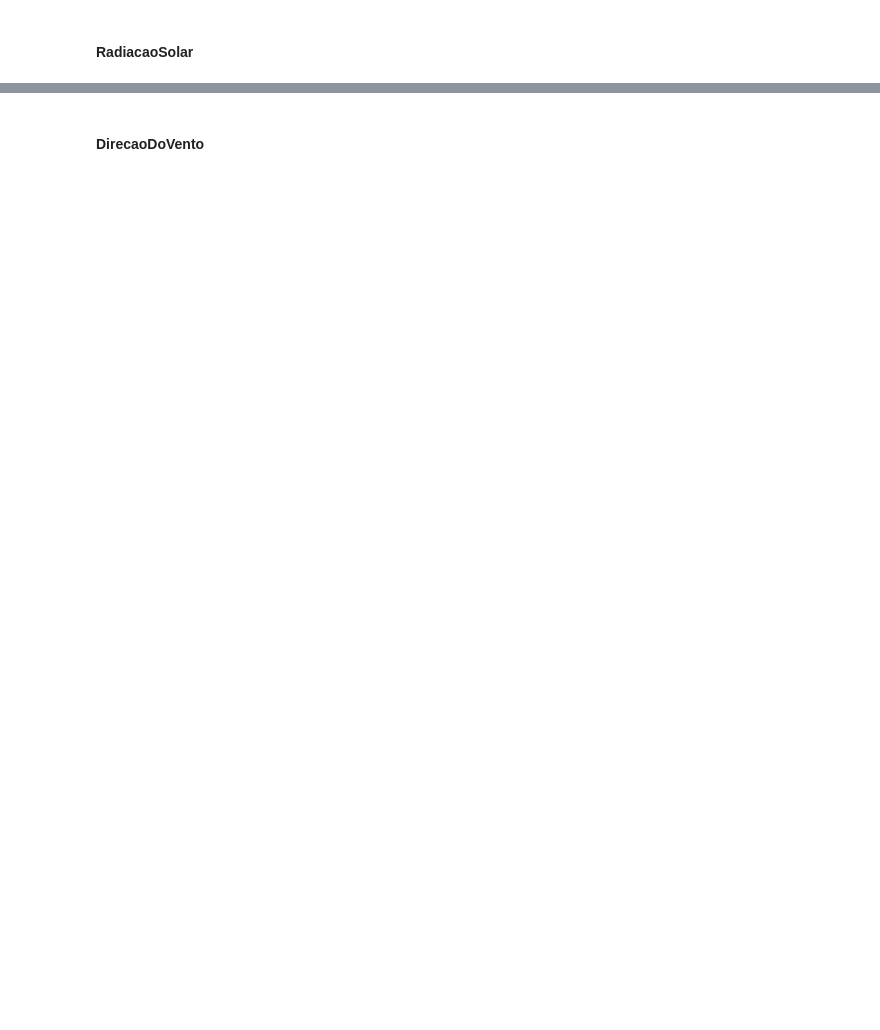
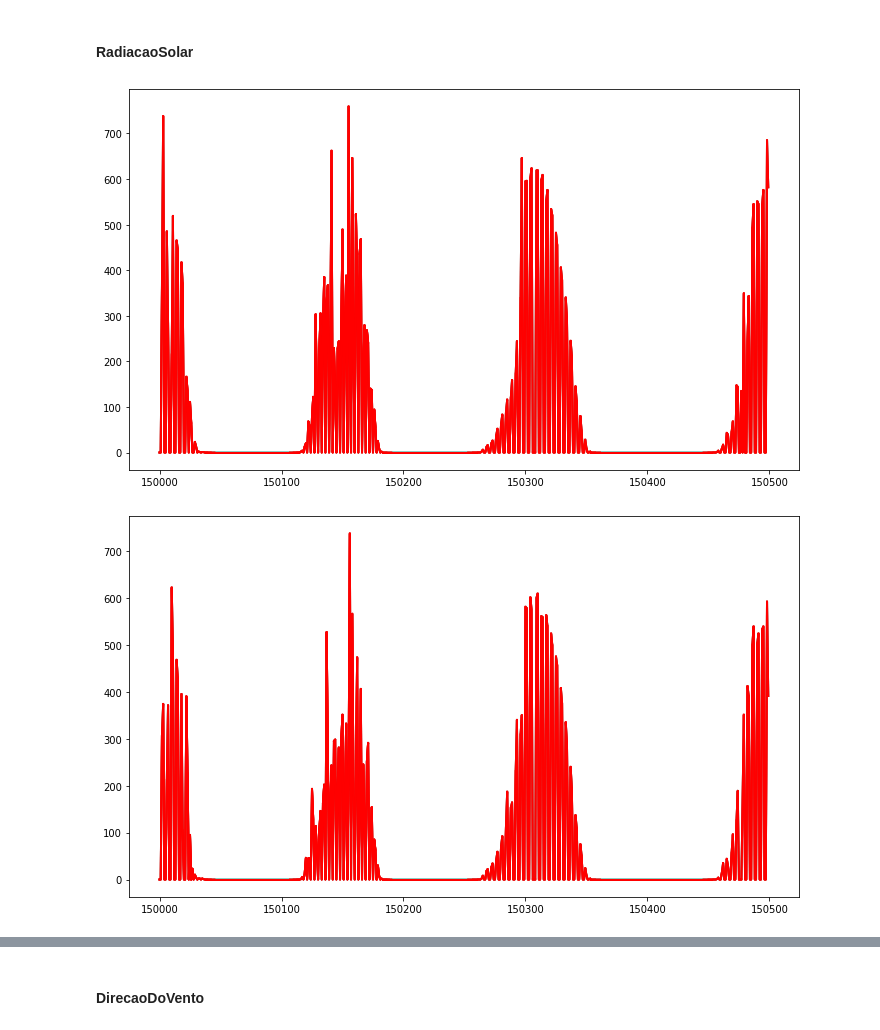
Before and after one commit to alagamentos/floodprediction, a Jupyter notebook: develop/Notebooks/2_Repair/0.1_Batch_Derivative.ipynb, the cells around one changed output, grey strips where cells are left out. Cells and saved outputs as stored; diff of their text form; code cells hidden in the pictures; blank space fills up the shorter version.

```diff
--- a/develop/Notebooks/2_Repair/0.1_Batch_Derivative.ipynb
+++ b/develop/Notebooks/2_Repair/0.1_Batch_Derivative.ipynb
@@ -195,14 +216,18 @@ TypeError: '<' not supported between instances of 'int' and 'NoneType'
 # %%
 cols_um = [i for i in ip.columns if 'RadiacaoSolar' in i]
 um = ip[cols_um].fillna(np.nan)
 um.head()
-start, stop = 0, 3500
+start, stop = 150000, 150500
 for col in um.columns:
     peaks = derivative_threshold(um[col].fillna(0), 750, False, start, stop)
-    zeros = derivative_zero(um[col].fillna(0), 60, False, plot = False, plt_start = start, plt_stop = stop)
+    zeros = derivative_zero(um[col].fillna(0), 100, False, plot = False, plt_start = start, plt_stop = stop)
     const_not_null = derivative_zero(um[col].fillna(0), 3, True, False, start, stop)
     nans = um[col].isna()
     error = [zeros[i] or nans[i] or const_not_null[i] or peaks[i] for i in range(len(zeros))]
+    error = nans
     error_reg = list_2_regions(error)
     error_reg = increase_margins(5, error_reg, len(zeros))
     plot_regions(um[col].fillna(0), error_reg, start, stop, plt_type = 'lines')
+# %% [output]
+[figure, added]
+[figure, added]
```
Also changed, not shown: parts of 13 cells of this notebook.
